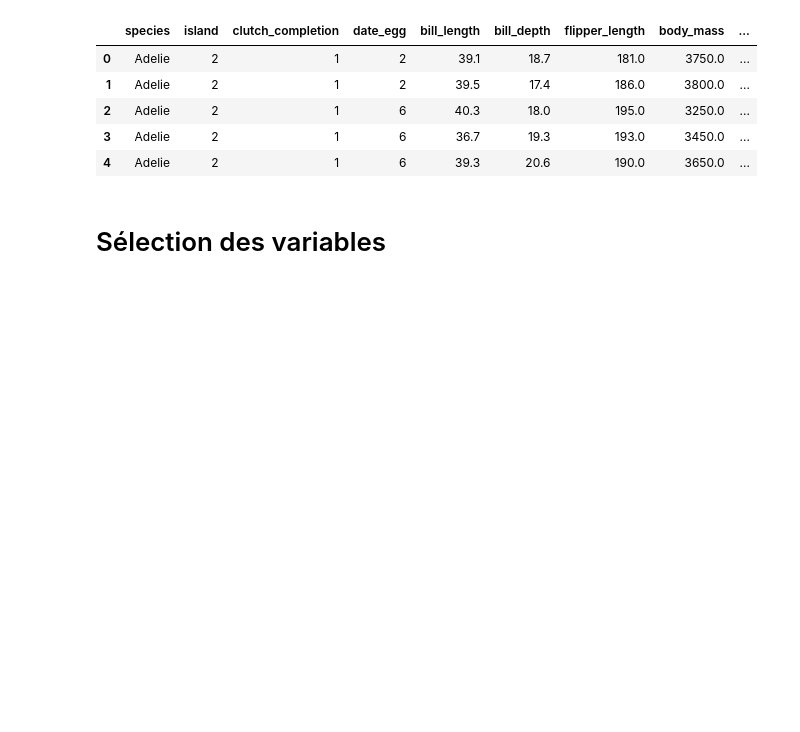
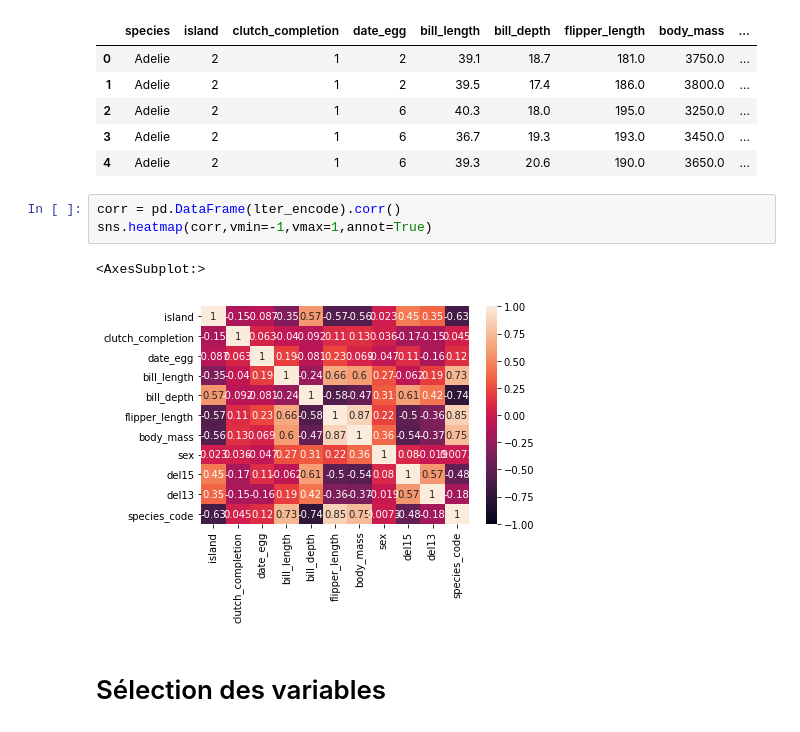
Before and after one commit to doanhat/Data-analysis-penguins, a Jupyter notebook: modeling/supervised learning/KNN+AD.ipynb, the cells around one changed output. Saved outputs shown, nothing was run; the diff lists cells and outputs as text; blank space fills up the shorter version.

```diff
--- a/modeling/supervised learning/KNN+AD.ipynb
+++ b/modeling/supervised learning/KNN+AD.ipynb
@@ -26,6 +29,12 @@ lter_encode.head()
 | 2 | Adelie | 2 | 1 | 6 | 40.3 | 18.0 | 195.0 | 3250.0 | ... |
 | 3 | Adelie | 2 | 1 | 6 | 36.7 | 19.3 | 193.0 | 3450.0 | ... |
 | 4 | Adelie | 2 | 1 | 6 | 39.3 | 20.6 | 190.0 | 3650.0 | ... |
+# %%
+corr = pd.DataFrame(lter_encode).corr()
+sns.heatmap(corr,vmin=-1,vmax=1,annot=True)
+# %% [output]
+<AxesSubplot:>
+[figure, added]
 # %% [markdown]
 # Sélection des variables
 # %%
```
Also changed, not shown: parts of 28 cells of this notebook, 10 other files.
